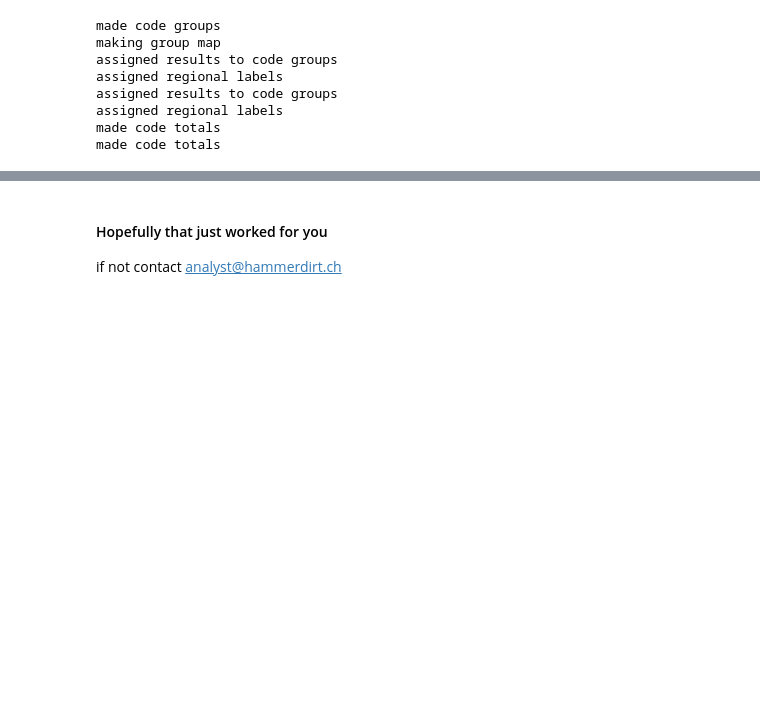
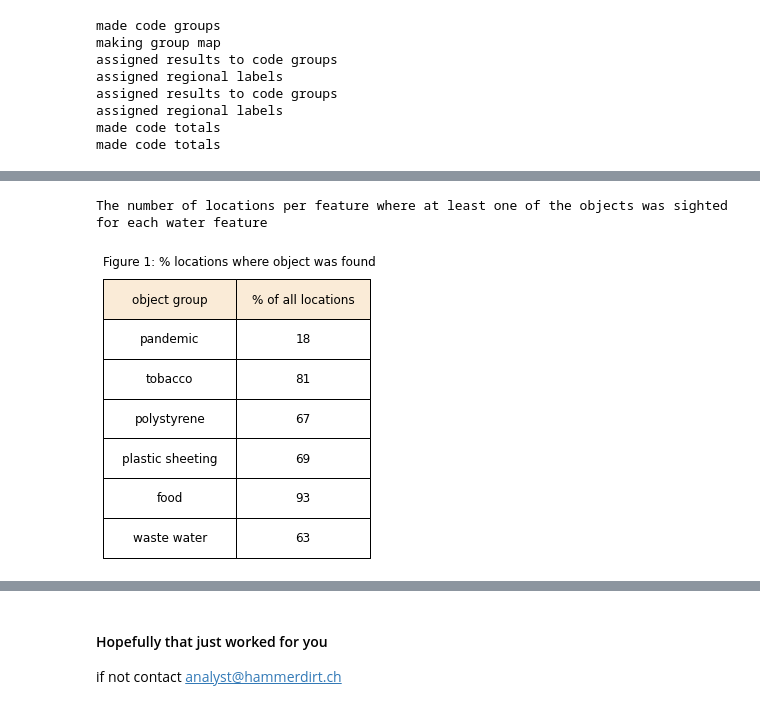
Before and after one commit to hammerdirt-analyst/iqals, a Jupyter notebook: reply.ipynb, the cells around one changed output, grey strips where cells are left out. Saved outputs shown, nothing was run; the diff lists cells and outputs as text; code cells hidden in the pictures; blank space fills up the shorter version.

```diff
--- a/reply.ipynb
+++ b/reply.ipynb
@@ -186,7 +221,7 @@ data.loc[rivers, 'type'] = 'r'
 # %%
 data.reset_index(inplace=True)
 a = ac.PreprocessData(data, dfBeaches,these_cols=these_cols, foams=foams, start_date=start_date, end_date=end_date)
-
+bassin = a.processed.water_name.unique()
 clas_kwargs = dict(
     code_group_data=group_names_locations,
     new_code_group=frag_plas,
@@ -914,0 +264,18 @@ these_params[2]['data'].sum()
+# %%
+wfoams = ['G81', 'G82', 'G117']
+yfoams = ['G74', 'G73', 'G75']
+pand = ['G900', 'G901', 'G902']
+# candy = ['G30']
+# personal_hygiene = dfCodes.loc[dfCodes.source == 'Personal hygiene'].index.to_numpy()
+# tobacco_codes = dfCodes.loc[dfCodes.source == 'Tobacco'].index.to_numpy()
+
+# make a copy of the data to work with
+som_data = b.bassin_data.copy()
+data_num+=1
+# 'tag':kwargs['tag'], 'number':kwargs['figure_num'], 'file':kwargs['file'],'type':kwargs['a_type']
+a_tag = 'data used for all calculations'
+
+file = F"{project_directory}/all_data_used.csv"
+a_type='data'
+
+add_output(tag=a_tag, figure_num=data_num, a_type=a_type, file=file, data=som_data)
@@ -914,0 +308,4 @@ these_params[2]['data'].sum()
+# %%
+# the number of locations by feature
+num_loc_feature = som_data.groupby('water_name', as_index=False).location.nunique()
+print(F"The number of sample locations by feature:\n\n{num_loc_feature}")
@@ -914,0 +372,34 @@ these_params[2]['data'].sum()
+# %%
+for a_group in group_maps:
+    num_loc_feature[a_group] = num_loc_feature.water_name.map(lambda x: group_maps[a_group].loc[x])
+num_loc_feature.set_index('water_name', inplace=True)
+# %%
+print("The number of locations per feature where at least one of the objects was sighted for each water feature\n")
+
+data_num += 1
+a_tag = 'number of locations where object was found'
+
+file = F"{project_directory}/number_locations_found.csv"
+a_type='data'
+
+add_output(tag=a_tag, figure_num=data_num, a_type=a_type, file=file, data=num_loc_feature)
+# %% [output]
+The number of locations per feature where at least one of the objects was sighted for each water feature
+# %%
+num_loc_feature_p_total = num_loc_feature.sum()/122 * 100
+num_loc_feature_p_total = num_loc_feature_p_total.astype('int')
+table_data = pd.DataFrame(num_loc_feature_p_total).reset_index()
+table_data.rename(columns={'index':'object group', 0: '% of all locations'}, inplace=True)
+table_data = table_data.loc[table_data['object group'] != 'location']
+
+figure_num += 1
+output_kwargs = dict(file = F"{project_directory}/figure{figure_num}", files_generated=files_generated, a_type="table", tag=F"% of locations with at least one", figure_num=figure_num)
+# add_output(**output_kwargs)
+# files_generated.append({'tag':kwargs['tag'], 'number':kwargs['figure_num'], 'file':kwargs['file'],'type':kwargs['a_type']})
+# adjust the table kwargs (# of columns):
+tablecenter_k = dict(loc="center", bbox=(0,0,1,1), colWidths=[50,50], cellLoc='center')
+title=F"Figure {figure_num}: % locations where object was found"
+
+files_generated = ac.makeMultiColumnTable(table_data, title=title, output=True, o_kwargs=output_kwargs, t_kwargs=tablecenter_k, tick_params=tabtickp_k, title_kwargs=title_k)
+# %% [output]
+[figure, added]
```
Also changed, not shown: parts of 85 cells of this notebook, 17 other files.
